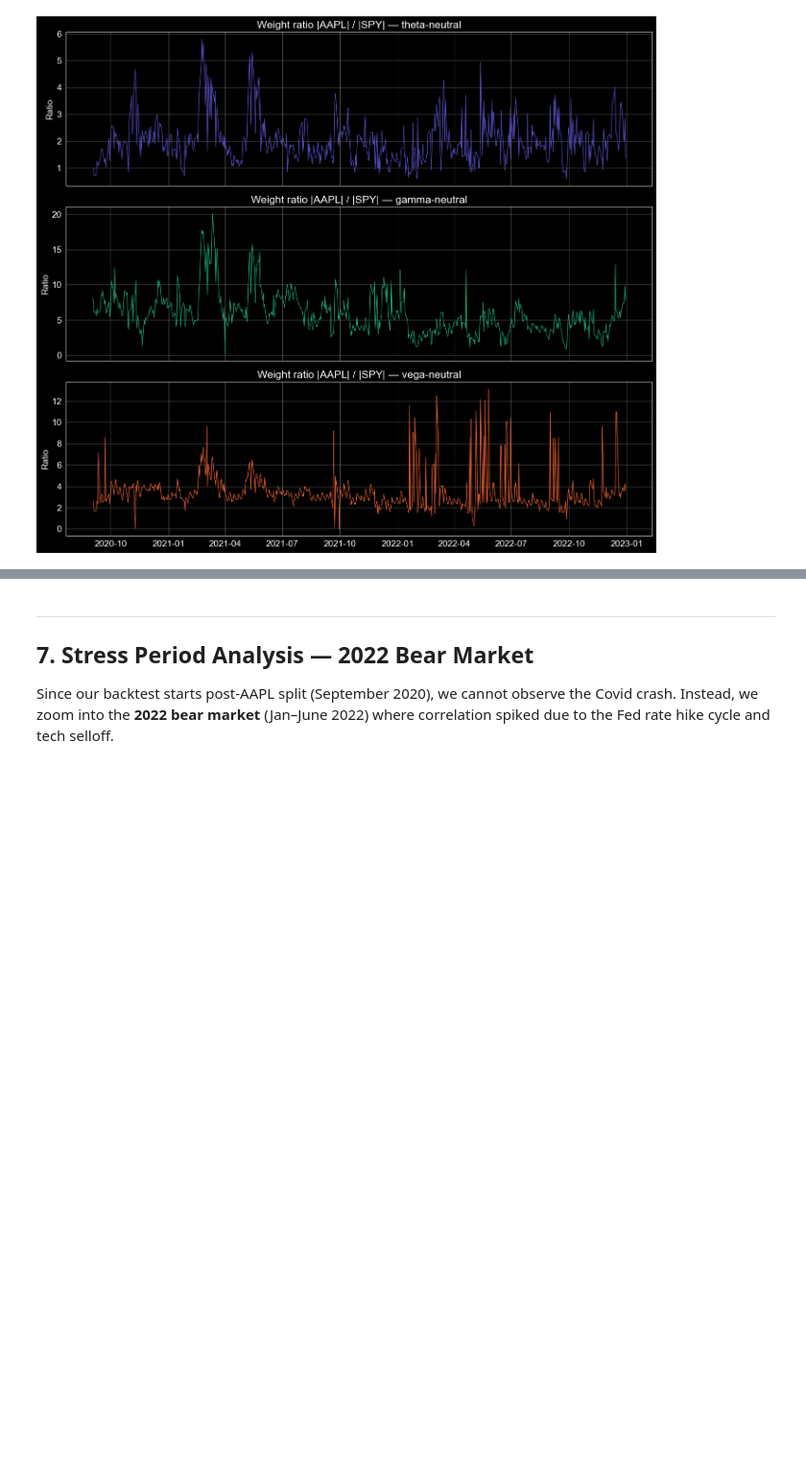
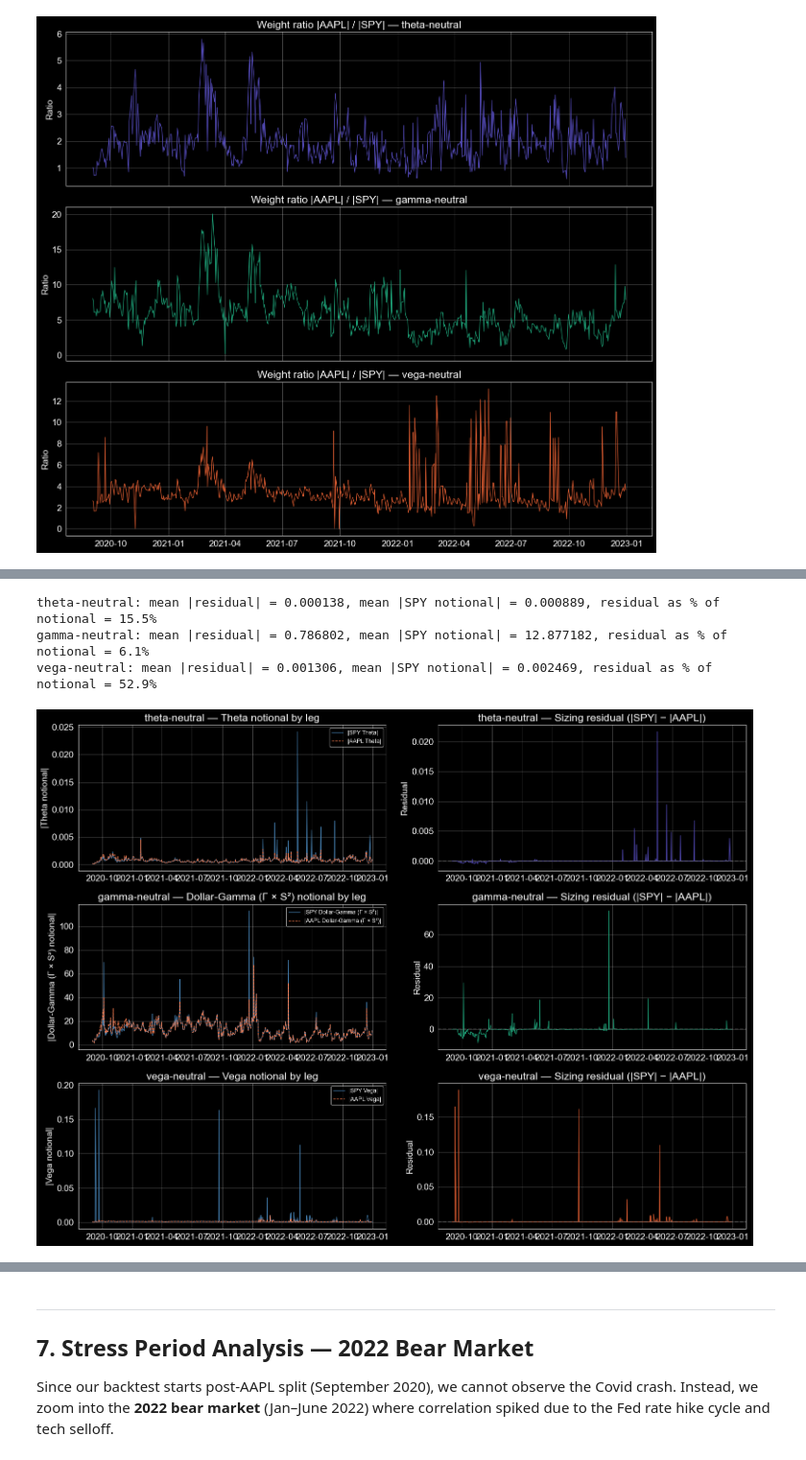
Before and after one commit to Mariuscalaque/Volatility-Trading-Project--Dispersion-Strategies, a Jupyter notebook: notebooks/02_dispersion_backtest.ipynb, the cells around one changed output, grey strips where cells are left out. Shown at 96% size. Cells and saved outputs as stored; diff of their text form; code cells hidden in the pictures; blank space fills up the shorter version.

```diff
--- a/notebooks/02_dispersion_backtest.ipynb
+++ b/notebooks/02_dispersion_backtest.ipynb
@@ -342,0 +354,63 @@ plt.tight_layout(); plt.show()
+# %%
+fig, axes = plt.subplots(len(backtests), 2, figsize=(16, 4 * len(backtests)))
+if len(backtests) == 1:
+    axes = [axes]
+
+greek_col_map = {"theta": "theta", "gamma": "gamma", "vega": "vega"}
+
+for row_axes, (greek, bt) in zip(axes, backtests.items()):
+    dp = bt.drifted_positions.copy()
+    gcol = greek_col_map[greek]
+
+    # For gamma-neutral, use dollar-gamma for meaningful comparison
+    if greek == "gamma":
+        dp["sizing_greek"] = dp["gamma"] * dp["spot"] ** 2
+        ylabel = "Dollar-Gamma (Γ × S²)"
+    else:
+        dp["sizing_greek"] = dp[gcol]
+        ylabel = gcol.capitalize()
+
+    # Filter only option positions (exclude delta hedge rows)
+    dp_opts = dp[dp["leg_name"] != "DELTA_HEDGING"].copy()
+    dp_opts["greek_notional"] = dp_opts["scaled_weight"] * dp_opts["sizing_greek"]
+
+    # Aggregate by date and ticker
+    notional_spy = dp_opts[dp_opts["ticker"] == INDEX_TICKER].groupby("date")["greek_notional"].sum()
+    notional_aapl = dp_opts[dp_opts["ticker"] == COMPONENT_TICKER].groupby("date")["greek_notional"].sum()
+
+    common = notional_spy.index.intersection(notional_aapl.index)
+    notional_spy = notional_spy.loc[common]
+    notional_aapl = notional_aapl.loc[common]
+    residual = notional_spy.abs() - notional_aapl.abs()
+
+    # Left panel: greek notional by leg
+    ax_left = row_axes[0]
+    ax_left.plot(notional_spy.index, notional_spy.abs(), label=f"|SPY {ylabel}|", color="steelblue", linewidth=1)
+    ax_left.plot(notional_aapl.index, notional_aapl.abs(), label=f"|AAPL {ylabel}|", color="coral", linewidth=1, linestyle="--")
+    ax_left.set_title(f"{greek}-neutral — {ylabel} notional by leg")
+    ax_left.set_ylabel(f"|{ylabel} notional|")
+    ax_left.legend(fontsize=9)
+    ax_left.grid(alpha=0.3)
+
+    # Right panel: residual (should be ~0)
+    ax_right = row_axes[1]
+    ax_right.plot(residual.index, residual, color=FLAVOR_COLORS[greek], linewidth=1)
+    ax_right.axhline(y=0, color="gray", linestyle="--", alpha=0.5)
+    ax_right.set_title(f"{greek}-neutral — Sizing residual (|SPY| − |AAPL|)")
+    ax_right.set_ylabel("Residual")
+    ax_right.grid(alpha=0.3)
+
+    # Summary stats
+    mean_res = residual.mean()
+    mean_notional = notional_spy.abs().mean()
+    pct_residual = (residual.abs().mean() / mean_notional * 100) if mean_notional > 0 else 0
+    print(f"{greek}-neutral: mean |residual| = {residual.abs().mean():.6f}, "
+          f"mean |SPY notional| = {mean_notional:.6f}, "
+          f"residual as % of notional = {pct_residual:.1f}%")
+
+plt.tight_layout(); plt.show()
+# %% [output]
+theta-neutral: mean |residual| = 0.000138, mean |SPY notional| = 0.000889, residual as % of notional = 15.5%
+gamma-neutral: mean |residual| = 0.786802, mean |SPY notional| = 12.877182, residual as % of notional = 6.1%
+vega-neutral: mean |residual| = 0.001306, mean |SPY notional| = 0.002469, residual as % of notional = 52.9%
+[figure, added]
```
Also changed, not shown: parts of 8 cells of this notebook.
